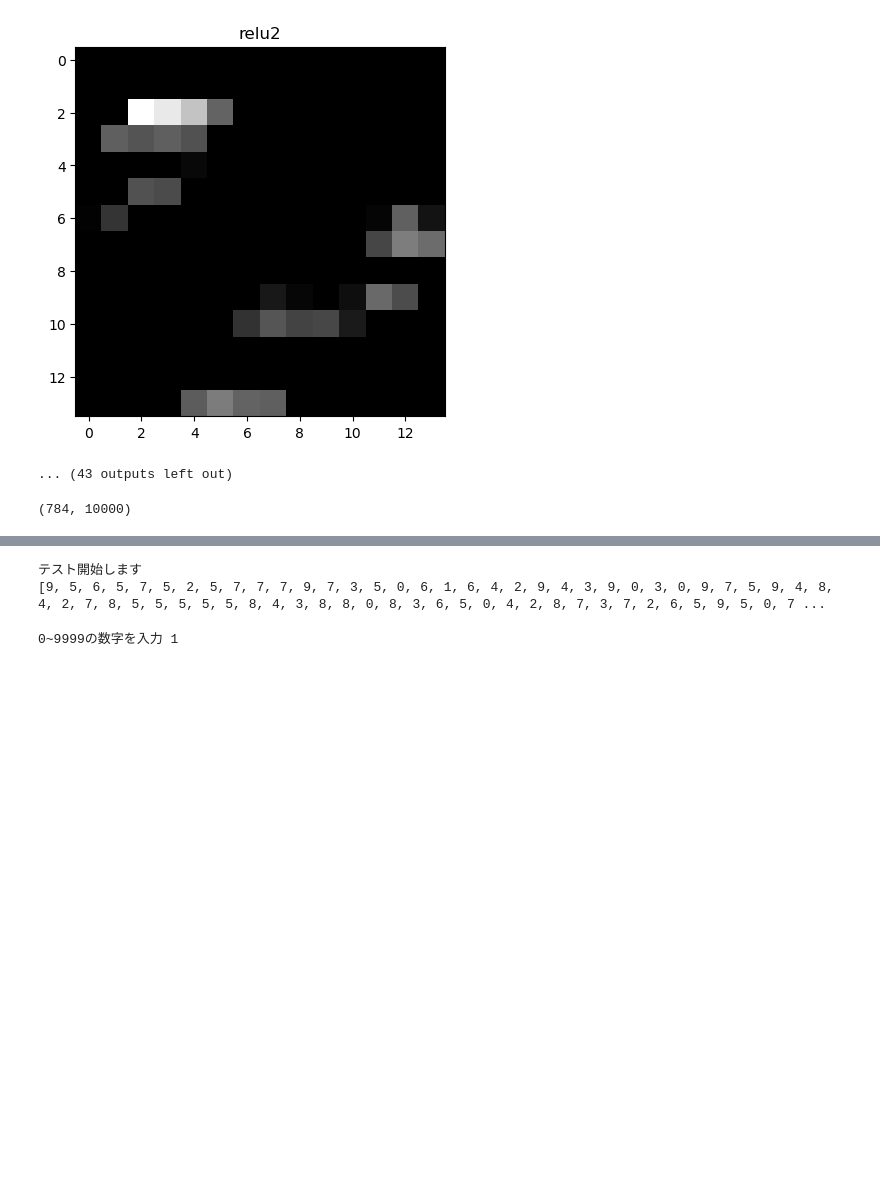
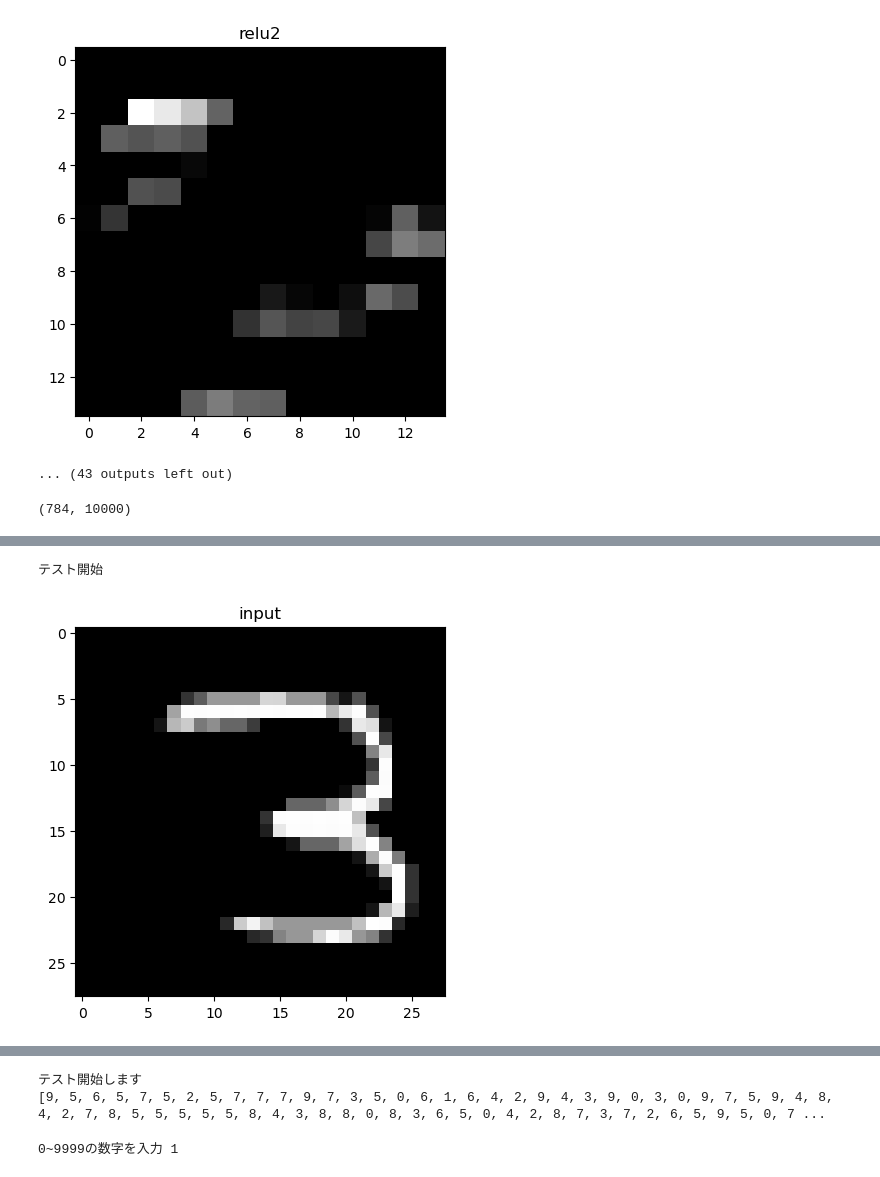
Before and after one commit to mst923/cnn_contest, a Jupyter notebook: mnist_test.ipynb, the cells around one changed output, grey strips where cells are left out. Saved outputs shown, nothing was run; the diff lists cells and outputs as text; code cells hidden in the pictures; blank space fills up the shorter version.

```diff
--- a/mnist_test.ipynb
+++ b/mnist_test.ipynb
@@ -822,0 +734,80 @@ mnist_contest(test_data, W, b, filter_init,bias, gamma, beta, mean, var)
+# %%
+#### Mnistコンテスト本番ファイル（テスト用）
+# mnist_contest(test_data, W, b, filter_matrix, bias):
+#入力のテストデータはこの時点でbatch*ch*dx*dyの形状にしておく
+n = 135#バッチの番号
+i = 6 #フィルターの番号
+def mnist_contest(test_data, W, b, filter_matrix, bias, gamma, beta, mean, var):
+    epsilon = 1.0e-7
+    batch, ch, dx, dy = test_data.shape
+    #正規化
+    test_data = test_data/255
+    #入力層
+    input_layer = InputLayer(test_data)
+    plt.imshow(input_layer.output()[n][0], cmap=cm.gray)
+    plt.title('input')
+    plt.show()
+    #畳み込み層
+    convolution_layer = ConvolutionLayer(input_layer.output(), filter_matrix, bias, batch, R, s, pad)
+    convout = np.array(np.split(convolution_layer.output(), batch, axis=1))
+    convout = convout[n][i].reshape(26, 26)
+    plt.imshow(convout, cmap=cm.gray)
+    plt.title('conv')
+    plt.show()
+    #活性化1
+    activate_layer1 = MiddleLayer(convolution_layer.output(), relu)
+    act1 = np.array(np.split(activate_layer1.output(), batch, axis=1))
+    act1 = act1[n][i].reshape(26, 26)
+    plt.imshow(act1, cmap=cm.gray)
+    plt.title('relu1')
+    plt.show()
+    #プーリング
+    pooling_layer=PoolingLayer(activate_layer1.output(),batch,R_pool,s_pool)
+    #行列に整形、正規化
+    #不偏分散を考える
+    var = (100/99)*var
+    preaffine = pooling_layer.output().reshape(batch, -1).T
+    row_means = np.mean(preaffine, axis=1)
+    # mean_mean += row_means
+    row_variances = np.var(preaffine, axis=1)
+    print("バッチ平均:" + str(row_means))
+    print("バッチ分散:" + str(row_variances))
+    e1 = (gamma / np.sqrt(var + epsilon))[:,np.newaxis] * preaffine
+    e2 = beta - gamma * mean / np.sqrt(var + epsilon)
+    normalized_output = e1 + e2[:,np.newaxis]
+    norm = normalized_output.T[n][13*13*i:13*13*(i+1)].reshape(13, 13)
+    plt.imshow(norm, cmap=cm.gray)
+    plt.title('batch normalize')
+    plt.show()
+    # #活性化2
+    activate_layer2 = MiddleLayer(normalized_output, relu)
+    # act2 = MiddleLayer(norm, relu)
+    act2 = activate_layer2.output().T[n][13*13*i:13*13*(i+1)].reshape(13, 13)
+    plt.imshow(act2, cmap=cm.gray)
+    plt.title('relu2')
+    plt.show()
+    #全結合
+    connection_layer = ConnectionLayer(activate_layer2.output(), W, b)
+    #ソフトマックス
+    output_layer = OutputLayer(connection_layer.output(), softmax)
+    # print("テスト正解率:" + str(calculate_similarity(np.argmax(output_layer.output(), axis=0).tolist(), answer_labels)))
+    print(np.argmax(output_layer.output(), axis=0).tolist()[n])
+    print(np.argmax(output_layer.output(), axis=0).tolist())
+    with open("predict.txt", "w") as file:
+        for item in np.argmax(output_layer.output(), axis=0).tolist():
+            file.write(str(item)+"\n")
+
+W = np.load("/Users/mst923/OneDrive - Kyoto University/3年後期/計算機科学実験4/画像処理/mnist_test/W.npy")
+b = np.load("/Users/mst923/OneDrive - Kyoto University/3年後期/計算機科学実験4/画像処理/mnist_test/b.npy")
+gamma = np.load("/Users/mst923/OneDrive - Kyoto University/3年後期/計算機科学実験4/画像処理/mnist_test/gamma.npy")
+beta = np.load("/Users/mst923/OneDrive - Kyoto University/3年後期/計算機科学実験4/画像処理/mnist_test/beta.npy")
+filter_init = np.load("/Users/mst923/OneDrive - Kyoto University/3年後期/計算機科学実験4/画像処理/mnist_test/filter_matrix.npy")
+bias = np.load("/Users/mst923/OneDrive - Kyoto University/3年後期/計算機科学実験4/画像処理/mnist_test/bias.npy")
+mean = np.load("/Users/mst923/OneDrive - Kyoto University/3年後期/計算機科学実験4/画像処理/mnist_test/test_mean.npy")
+var = np.load("/Users/mst923/OneDrive - Kyoto University/3年後期/計算機科学実験4/画像処理/mnist_test/test_var.npy")
+print("テスト開始")
+test_data = final_data
+mnist_contest(test_data, W, b, filter_init,bias, gamma, beta, mean, var)
+# %% [output]
+テスト開始
+[figure, added]
```
Also changed, not shown: parts of 2 cells of this notebook, 1 other file.
